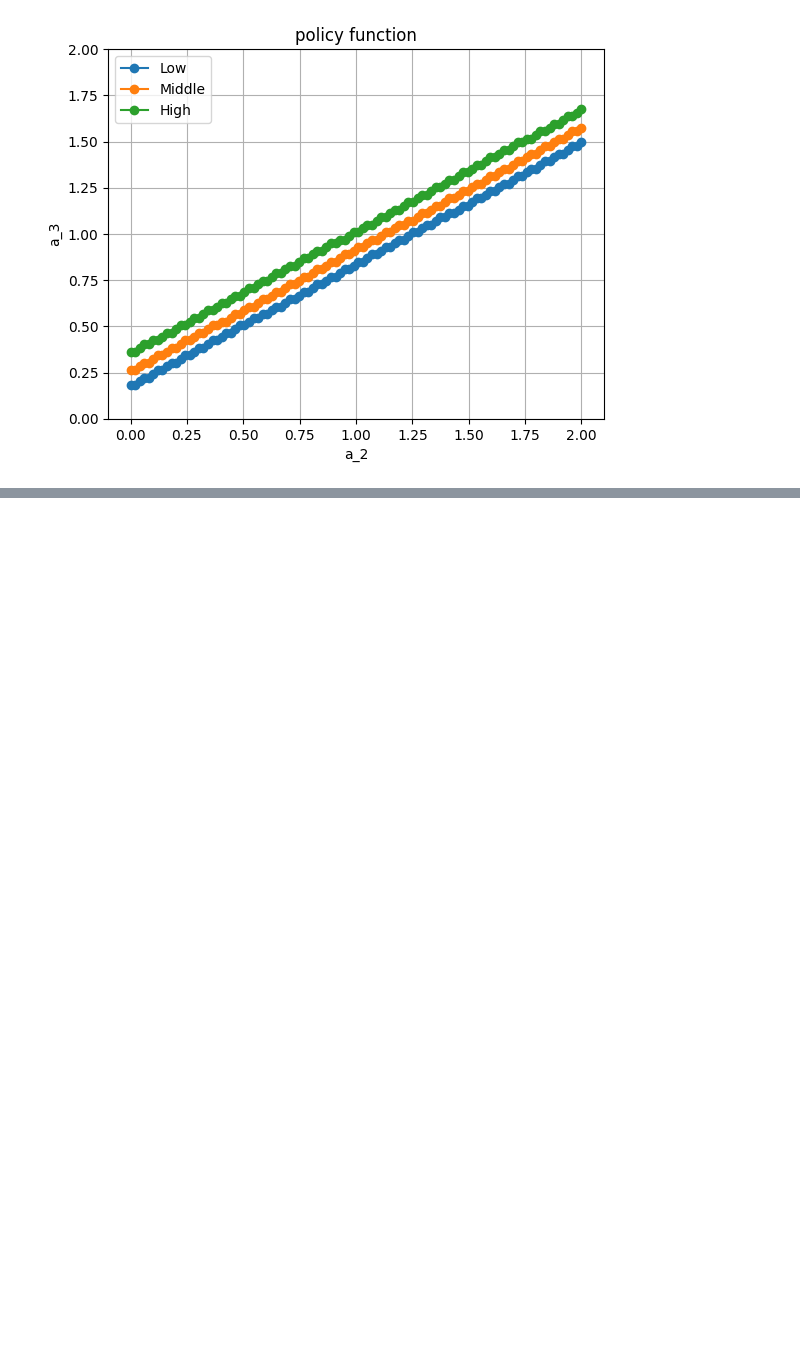
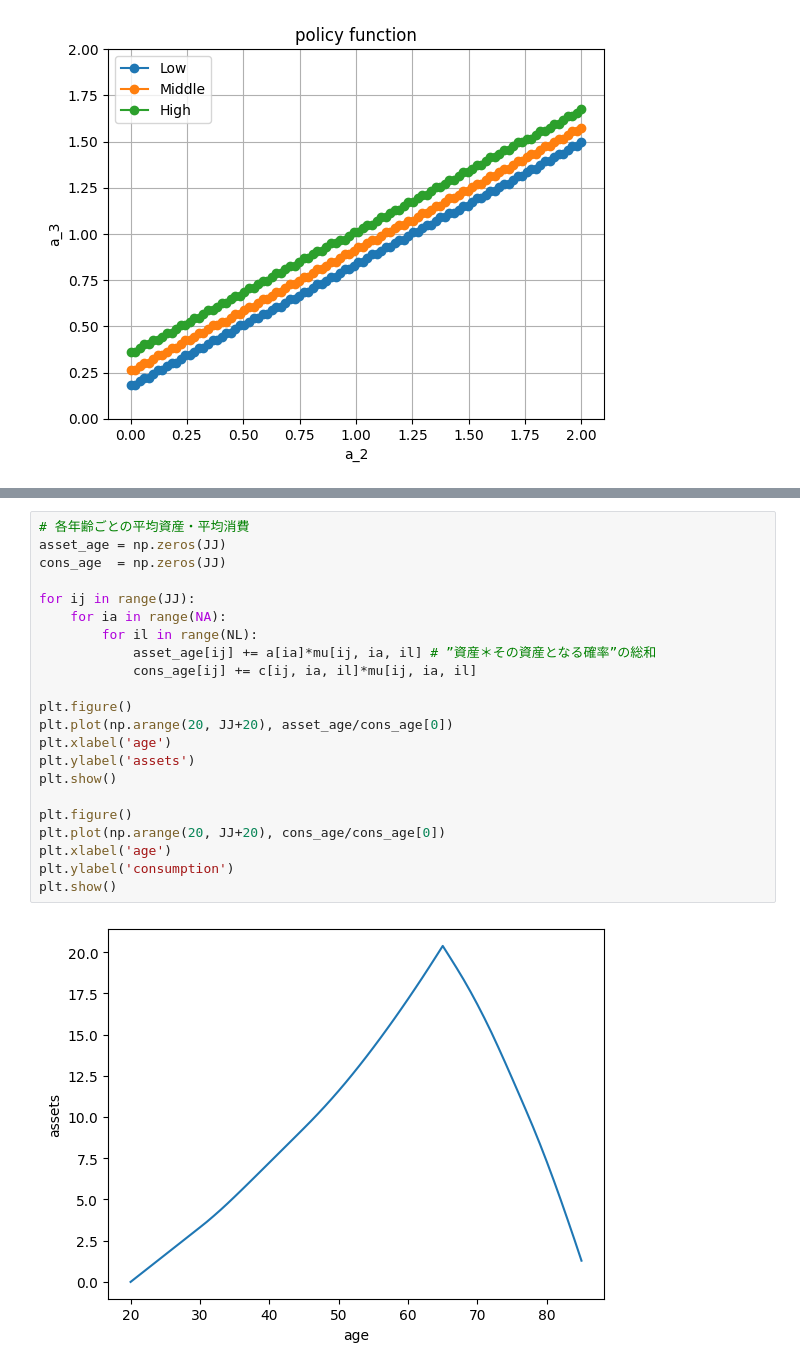
Before and after one commit to Katsushi-Nakanishi/Machine_Learning, a Jupyter notebook: 3period_model.ipynb, the cells around one changed output, grey strips where cells are left out. Saved outputs shown, nothing was run; the diff lists cells and outputs as text; blank space fills up the shorter version.

```diff
--- a/3period_model.ipynb
+++ b/3period_model.ipynb
@@ -281,0 +366,24 @@ plt.show()
+# %%
+# 各年齢ごとの平均資産・平均消費
+asset_age = np.zeros(JJ)
+cons_age  = np.zeros(JJ)
+
+for ij in range(JJ):
+    for ia in range(NA):
+        for il in range(NL):
+            asset_age[ij] += a[ia]*mu[ij, ia, il] # ”資産＊その資産となる確率”の総和
+            cons_age[ij] += c[ij, ia, il]*mu[ij, ia, il]
+
+plt.figure()
+plt.plot(np.arange(20, JJ+20), asset_age/cons_age[0])
+plt.xlabel('age')
+plt.ylabel('assets')
+plt.show()
+
+plt.figure()
+plt.plot(np.arange(20, JJ+20), cons_age/cons_age[0])
+plt.xlabel('age')
+plt.ylabel('consumption')
+plt.show()
+# %% [output]
+[figure, added]
```
Also changed, not shown: parts of 5 cells of this notebook.
